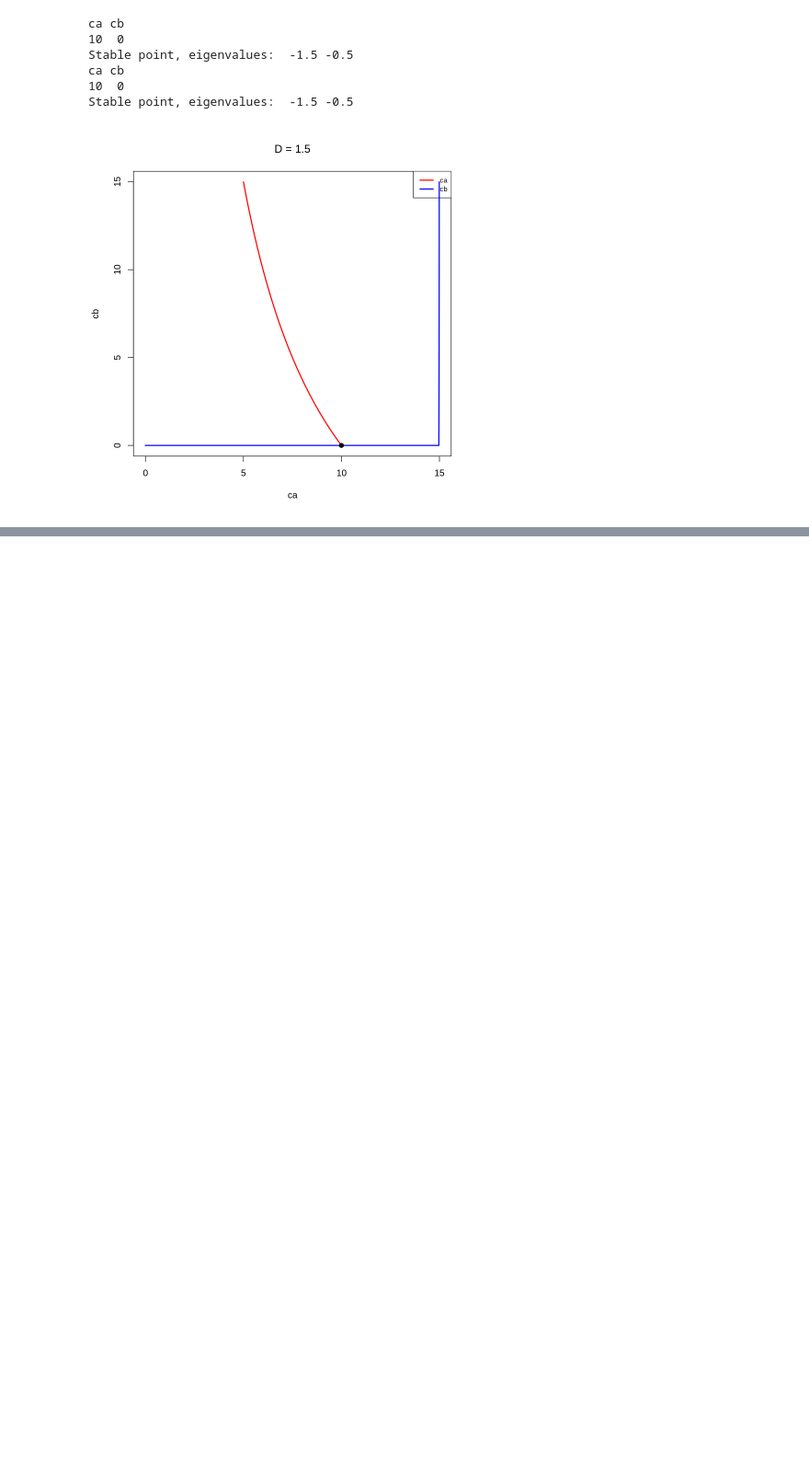
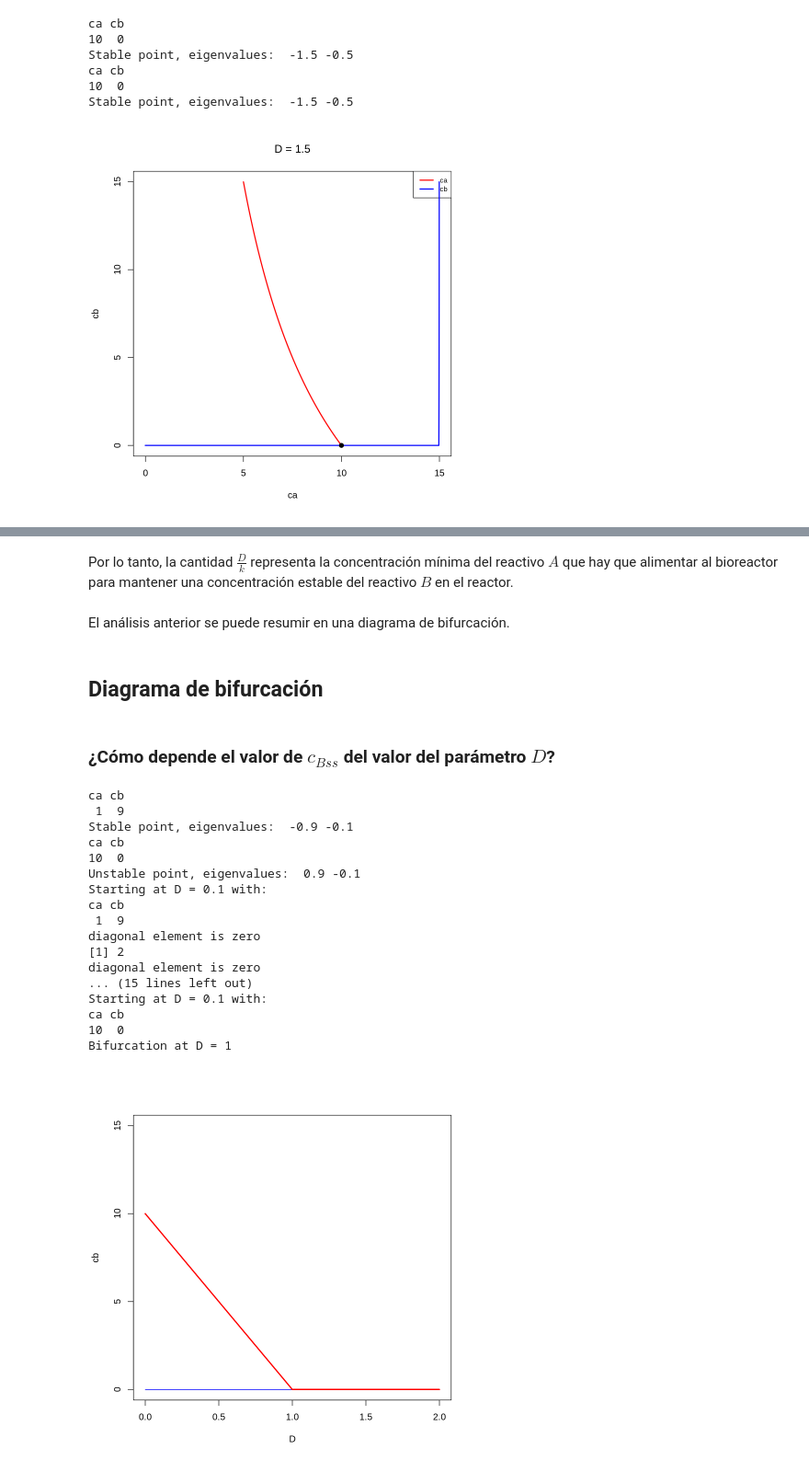
Before and after one commit to JuanM-GG/sistemas-dinamicos-R, a Jupyter notebook: balance_reactor.ipynb, the cells around one changed output, grey strips where cells are left out. Shown at 92% size. Cells and saved outputs as stored; diff of their text form; code cells hidden in the pictures; blank space fills up the shorter version.

```diff
--- a/balance_reactor.ipynb
+++ b/balance_reactor.ipynb
@@ -213,0 +227,32 @@ Vemos algo interesante. Al incrementar el valor del parámetro $D$, de 0.1 hasta
+# %% [markdown]
+Por lo tanto, la cantidad $\frac{D}{k}$ representa la concentración mínima del reactivo $A$ que hay que alimentar al bioreactor para mantener una concentración estable del reactivo $B$ en el reactor.
+# %% [markdown]
+El análisis anterior se puede resumir en una diagrama de bifurcación.
+# %% [markdown]
+## Diagrama de bifurcación
+# %% [markdown]
+### ¿Cómo depende el valor de $c_{Bss}$ del valor del parámetro $D$?
+# %%
+ss1 <- newton(state = c(ca = 1, cb = 10))
+ss2 <- newton(state = c(ca = 10, cb = 0))
+continue(state=ss1, parms=p, odes=model, x="D", step=0.001, xmin=0, xmax=2,y="cb", ymin=0, ymax=15)
+continue(state=ss2, parms=p, odes=model, x="D", step=0.001, xmin=0, xmax=2,y="cb", ymin=-1, ymax=15, add = T)
+# %% [output]
+ca cb
+ 1  9
+Stable point, eigenvalues:  -0.9 -0.1
+ca cb
+10  0
+Unstable point, eigenvalues:  0.9 -0.1
+Starting at D = 0.1 with:
+ca cb
+ 1  9
+diagonal element is zero
+[1] 2
+diagonal element is zero
+... (15 lines left out)
+Starting at D = 0.1 with:
+ca cb
+10  0
+Bifurcation at D = 1
+[figure, added]
```
Also changed, not shown: parts of 22 cells of this notebook.
